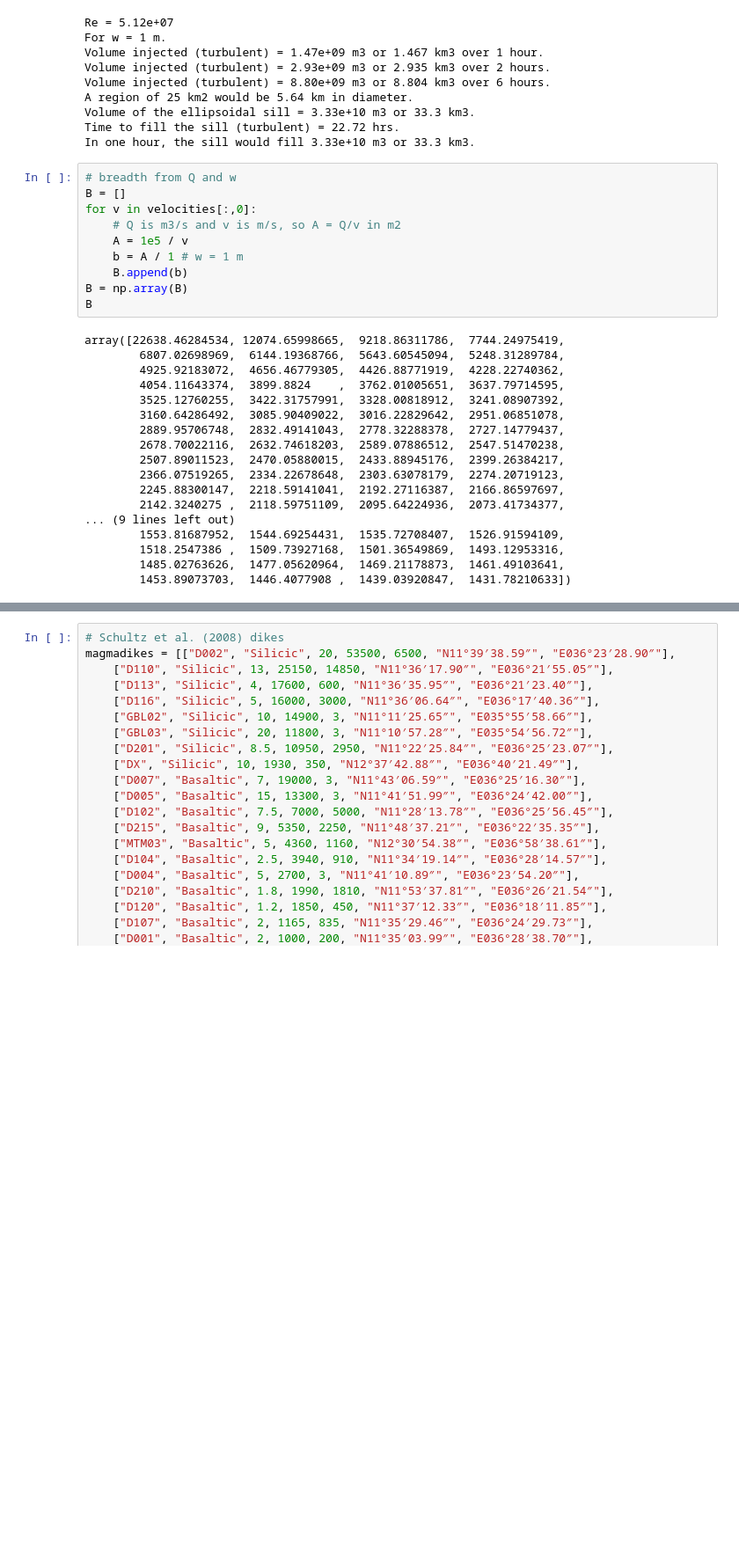
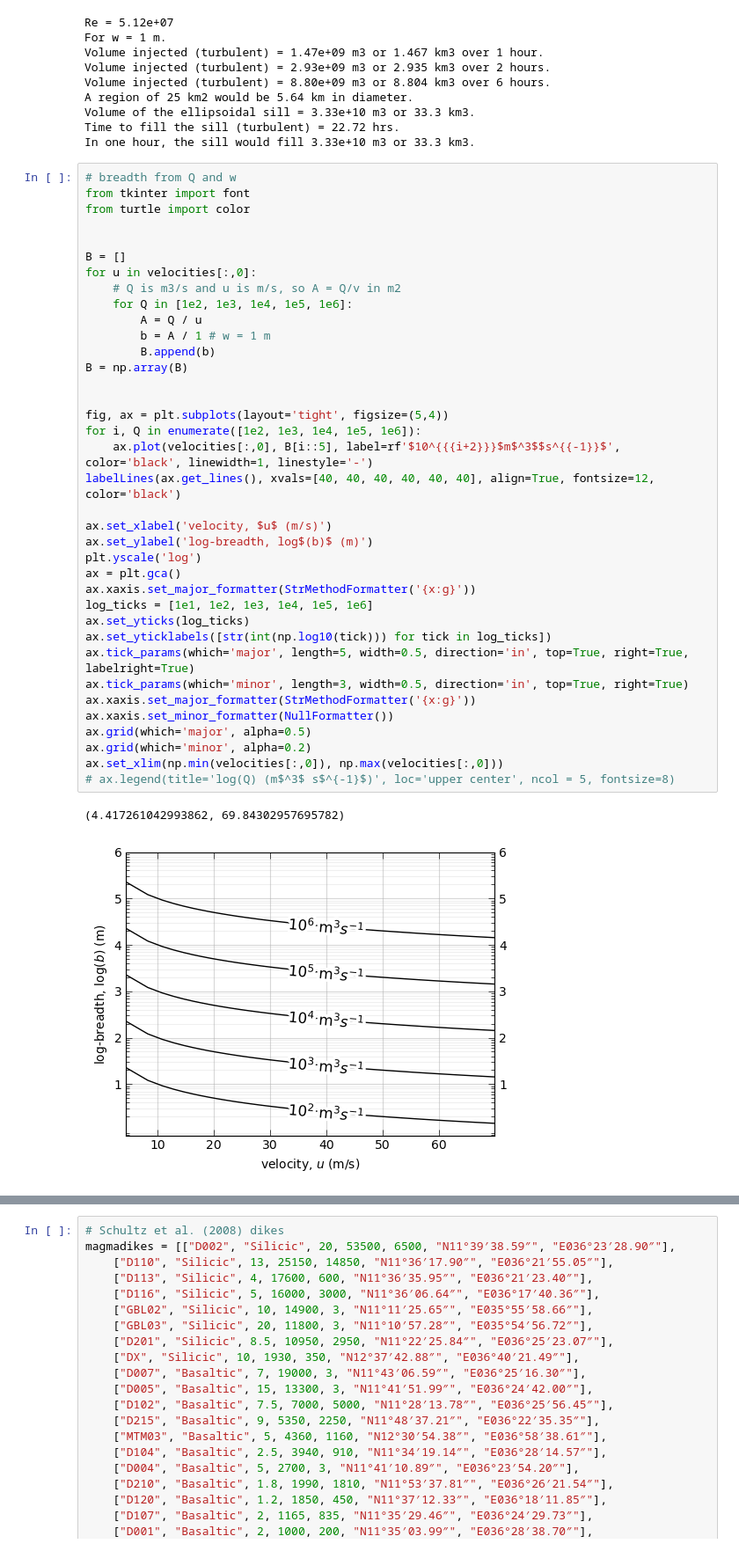
Before and after one commit to CottomR-et-al/Europa-ice-ocean-exchange, a Jupyter notebook: F25_Dikes_Europa.ipynb, the cells around one changed output, grey strips where cells are left out. Shown at 88% size. Drawn from its saved outputs; the diff is of its cells as text; blank space fills up the shorter version.

```diff
--- a/F25_Dikes_Europa.ipynb
+++ b/F25_Dikes_Europa.ipynb
@@ -430,29 +430,41 @@ Time to fill the sill (turbulent) = 22.72 hrs.
 In one hour, the sill would fill 3.33e+10 m3 or 33.3 km3.
 # %%
 # breadth from Q and w
+from tkinter import font
+from turtle import color
+
+
 B = []
-for v in velocities[:,0]:
-    # Q is m3/s and v is m/s, so A = Q/v in m2
-    A = 1e5 / v
-    b = A / 1 # w = 1 m
-    B.append(b)
+for u in velocities[:,0]:
+    # Q is m3/s and u is m/s, so A = Q/v in m2
+    for Q in [1e2, 1e3, 1e4, 1e5, 1e6]:
+        A = Q / u
+        b = A / 1 # w = 1 m
+        B.append(b)
 B = np.array(B)
-B
+
+
+fig, ax = plt.subplots(layout='tight', figsize=(5,4))
+for i, Q in enumerate([1e2, 1e3, 1e4, 1e5, 1e6]):
+    ax.plot(velocities[:,0], B[i::5], label=rf'$10^{{{i+2}}}$m$^3$$s^{{-1}}$', color='black', linewidth=1, linestyle='-')
+labelLines(ax.get_lines(), xvals=[40, 40, 40, 40, 40, 40], align=True, fontsize=12, color='black')
+
+ax.set_xlabel('velocity, $u$ (m/s)')
+ax.set_ylabel('log-breadth, log$(b)$ (m)')
+plt.yscale('log')
+ax = plt.gca()
+ax.xaxis.set_major_formatter(StrMethodFormatter('{x:g}'))
+log_ticks = [1e1, 1e2, 1e3, 1e4, 1e5, 1e6]
+ax.set_yticks(log_ticks)
+ax.set_yticklabels([str(int(np.log10(tick))) for tick in log_ticks])
+ax.tick_params(which='major', length=5, width=0.5, direction='in', top=True, right=True, labelright=True)
+ax.tick_params(which='minor', length=3, width=0.5, direction='in', top=True, right=True)
+ax.xaxis.set_major_formatter(StrMethodFormatter('{x:g}'))
+ax.xaxis.set_minor_formatter(NullFormatter())
+ax.grid(which='major', alpha=0.5)
+ax.grid(which='minor', alpha=0.2)
+ax.set_xlim(np.min(velocities[:,0]), np.max(velocities[:,0]))
+# ax.legend(title='log(Q) (m$^3$ s$^{-1}$)', loc='upper center', ncol = 5, fontsize=8)
 # %% [output]
-array([22638.46284534, 12074.65998665,  9218.86311786,  7744.24975419,
-        6807.02698969,  6144.19368766,  5643.60545094,  5248.31289784,
-        4925.92183072,  4656.46779305,  4426.88771919,  4228.22740362,
-        4054.11643374,  3899.8824    ,  3762.01005651,  3637.79714595,
-        3525.12760255,  3422.31757991,  3328.00818912,  3241.08907392,
-        3160.64286492,  3085.90409022,  3016.22829642,  2951.06851078,
-        2889.95706748,  2832.49141043,  2778.32288378,  2727.14779437,
-        2678.70022116,  2632.74618203,  2589.07886512,  2547.51470238,
-        2507.89011523,  2470.05880015,  2433.88945176,  2399.26384217,
-        2366.07519265,  2334.22678648,  2303.63078179,  2274.20719123,
-        2245.88300147,  2218.59141041,  2192.27116387,  2166.86597697,
-        2142.3240275 ,  2118.59751109,  2095.64224936,  2073.41734377,
-... (9 lines left out)
-        1553.81687952,  1544.69254431,  1535.72708407,  1526.91594109,
-        1518.2547386 ,  1509.73927168,  1501.36549869,  1493.12953316,
-        1485.02763626,  1477.05620964,  1469.21178873,  1461.49103641,
-        1453.89073703,  1446.4077908 ,  1439.03920847,  1431.78210633])
+(4.417261042993862, 69.84302957695782)
+[figure, added]
```
Also changed, not shown: parts of 5 cells of this notebook, 1 other file.
